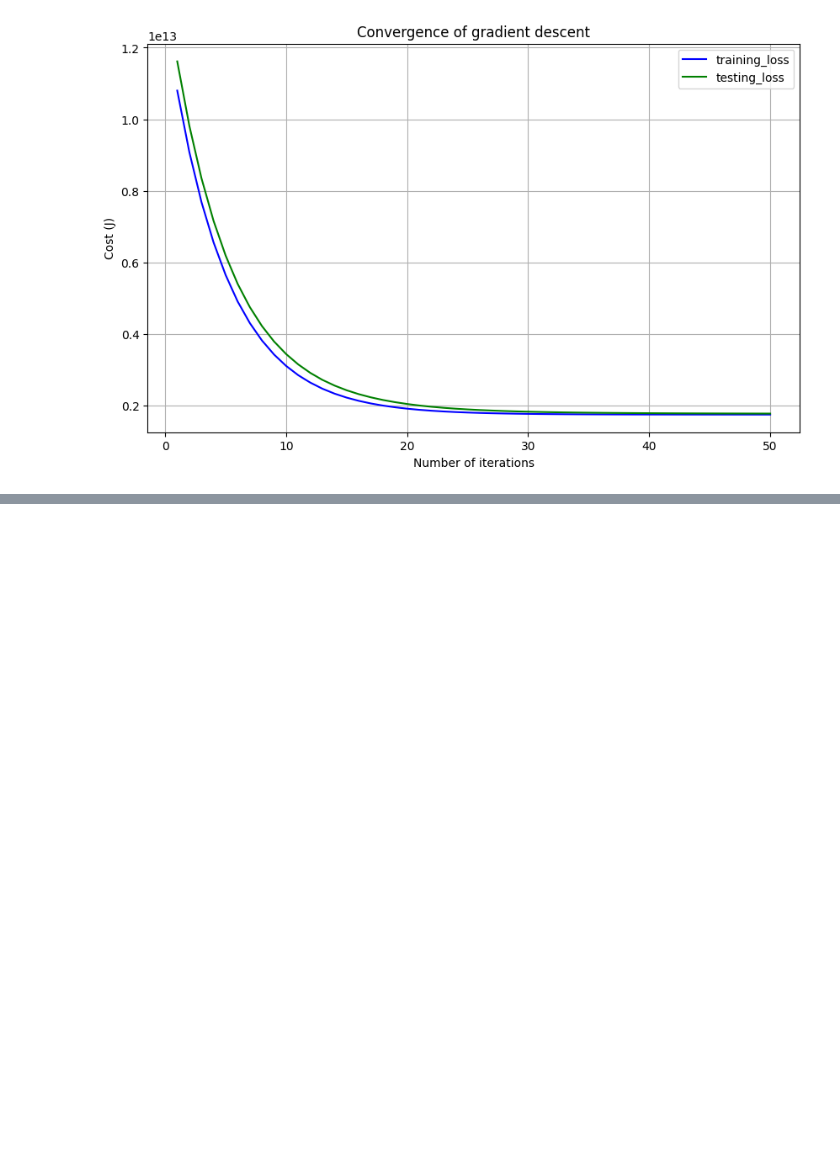
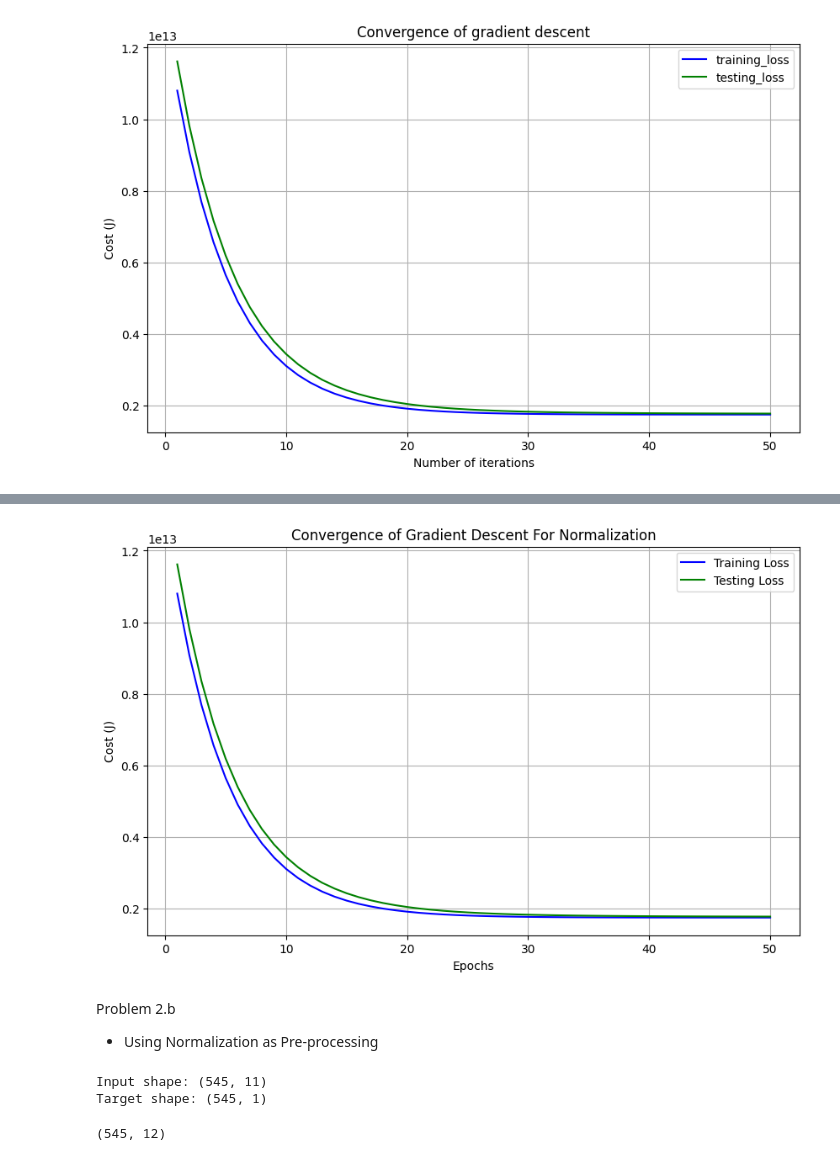
Before and after one commit to thanhnguyen031/Intro-Machine-Learning-4105, a Jupyter notebook: Assignment-2/Assignment2.ipynb, the cells around one changed output, grey strips where cells are left out. Cells and saved outputs as stored; diff of their text form; code cells hidden in the pictures; blank space fills up the shorter version.

```diff
--- a/Assignment-2/Assignment2.ipynb
+++ b/Assignment-2/Assignment2.ipynb
@@ -673,0 +410,4 @@ plt.show()
+# %%
+# Modify input features if necessary (e.g., add bias column)
+X = get_modified_inputs(X)
+print("Modified input shape:", X.shape)
@@ -673,0 +428,18 @@ plt.show()
+# %%
+# Normalize the input features using L2 normalization
+normalizer = Normalizer()
+X = normalizer.fit_transform(X)
+# %%
+# Split data: 80% training and 20% testing
+X_train, X_test, y_train, y_test = train_test_split(
+    X, y, test_size=0.2, random_state=9
+)
+# %%
+# Set training parameters
+n_epochs = 50
+learning_rate = 0.1
+
+# Train using gradient descent function
+theta, train_costs, test_costs = gradient_descent(
+    X_train, y_train, X_test, y_test, n_epochs=n_epochs, lr=learning_rate
+)
@@ -673,0 +485,50 @@ plt.show()
+# %%
+# Plot the cost function for both training and testing data
+plt.figure(figsize=(10, 6))
+plt.plot(range(1, n_epochs + 1), train_costs, color='blue', label='Training Loss')
+plt.plot(range(1, n_epochs + 1), test_costs, color='green', label='Testing Loss')
+plt.grid(True)
+plt.xlabel('Epochs')
+plt.ylabel('Cost (J)')
+plt.title('Convergence of Gradient Descent For Normalization')
+plt.legend()
+plt.show()
+# %% [output]
+[figure, added]
+# %% [markdown]
+Problem 2.b
+
+*  Using Normalization as Pre-processing
+# %%
+# Select feature columns including target
+num_vars = [
+    'area', 'bedrooms', 'bathrooms', 'stories', 'mainroad',
+    'guestroom', 'basement', 'hotwaterheating', 'airconditioning',
+    'parking', 'prefarea', 'price'
+]
+
+# Extract subset from DataFrame
+data = df[num_vars]
+
+# Define target column
+target_column = 'price'
+
+# Split into inputs and targets
+inputs = data.drop([target_column], axis=1).to_numpy()
+targets = data[[target_column]].to_numpy()
+
+# Print input and target shapes
+print("Input shape:", inputs.shape)
+print("Target shape:", targets.shape)
+
+# Replace NaN values with 0 to avoid Normalizer errors
+inputs = np.nan_to_num(inputs)
+# %% [output]
+Input shape: (545, 11)
+Target shape: (545, 1)
+# %%
+# Apply custom input transformation (e.g., add bias term)
+inputs = get_modified_inputs(inputs)
+print(inputs.shape)
+# %% [output]
+(545, 12)
```
Also changed, not shown: parts of 87 cells of this notebook, 2 other files.
